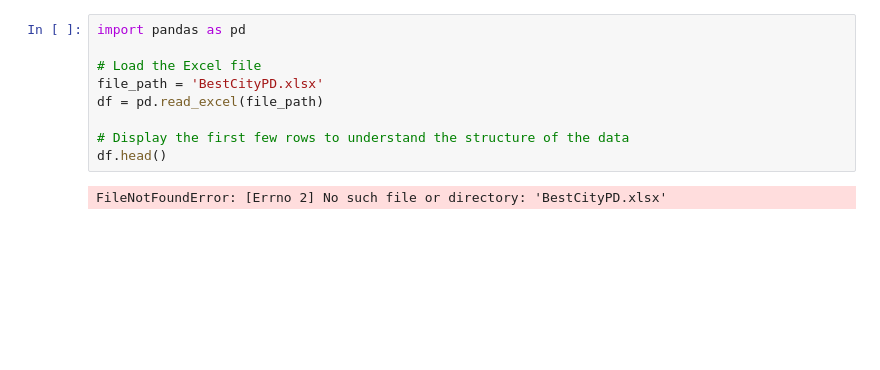
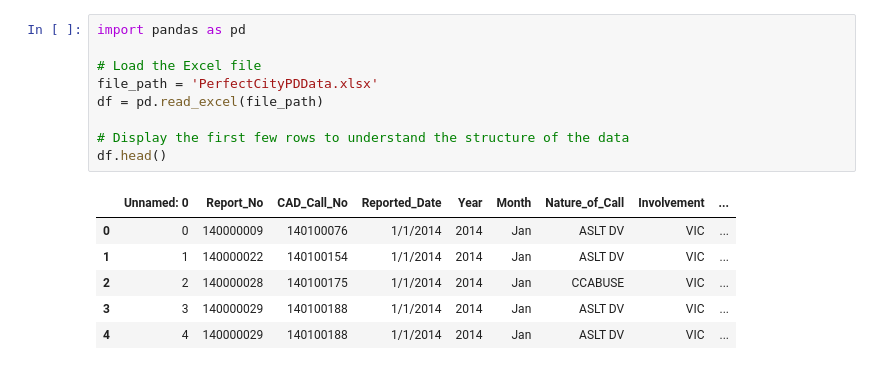
Before and after one commit to tgsaman/Python_ETL_CityPD, a Jupyter notebook: CityPD-Analysis.ipynb, the cells around one changed output. Saved outputs shown, nothing was run; the diff lists cells and outputs as text; blank space fills up the shorter version.

```diff
--- a/CityPD-Analysis.ipynb
+++ b/CityPD-Analysis.ipynb
@@ -1,14 +1,19 @@
 # %%
 import pandas as pd
 
 # Load the Excel file
-file_path = 'BestCityPD.xlsx'
+file_path = 'PerfectCityPDData.xlsx'
 df = pd.read_excel(file_path)
 
 # Display the first few rows to understand the structure of the data
 df.head()
 # %% [output]
-FileNotFoundError: [Errno 2] No such file or directory: 'BestCityPD.xlsx'
+|  | Unnamed: 0 | Report_No | CAD_Call_No | Reported_Date | Year | Month | Nature_of_Call | Involvement | ... |
+| 0 | 0 | 140000009 | 140100076 | 1/1/2014 | 2014 | Jan | ASLT DV | VIC | ... |
+| 1 | 1 | 140000022 | 140100154 | 1/1/2014 | 2014 | Jan | ASLT DV | VIC | ... |
+| 2 | 2 | 140000028 | 140100175 | 1/1/2014 | 2014 | Jan | CCABUSE | VIC | ... |
+| 3 | 3 | 140000029 | 140100188 | 1/1/2014 | 2014 | Jan | ASLT DV | VIC | ... |
+| 4 | 4 | 140000029 | 140100188 | 1/1/2014 | 2014 | Jan | ASLT DV | VIC | ... |
 # %%
 # Count the occurrences of each value in the 'Sex' column
 sex_counts = df['Sex'].value_counts()
```
Also changed, not shown: parts of 9 cells of this notebook, 1 other file.
